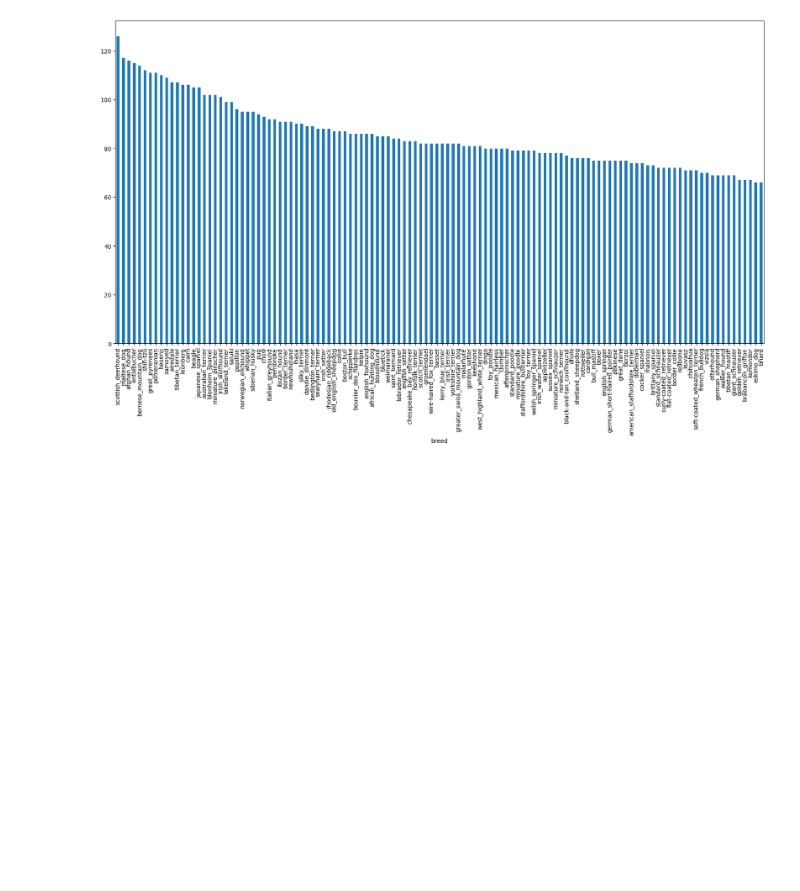
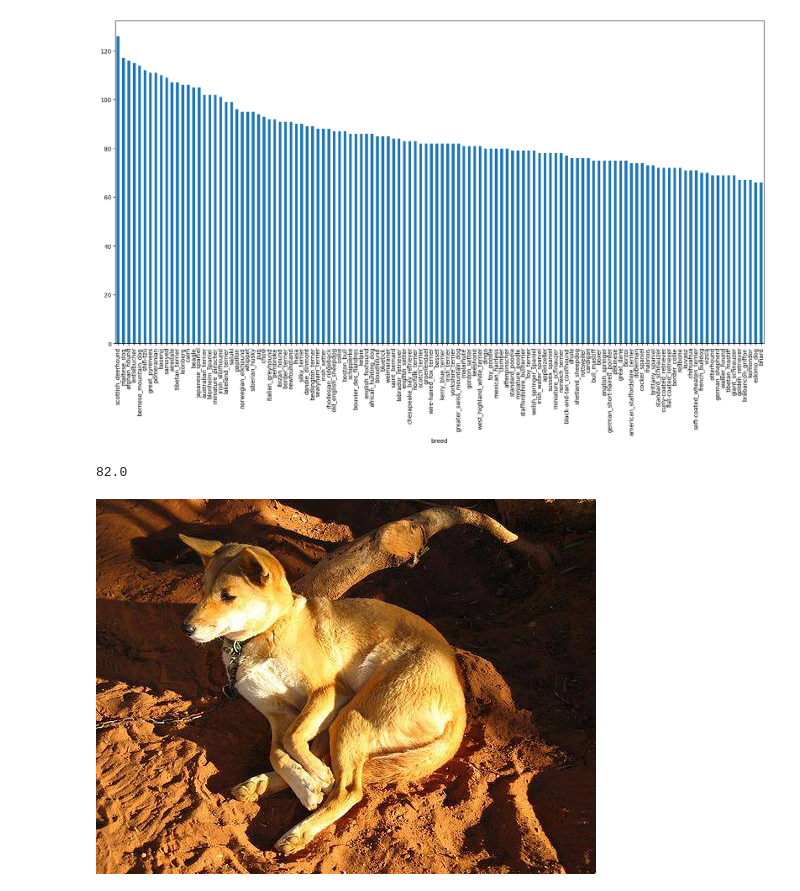
Before and after one commit to baafbass/dog-vision-deeplearning, a Jupyter notebook: dog_vision.ipynb, the cells around one changed output. Drawn from its saved outputs; the diff is of its cells as text; code cells hidden in the pictures; blank space fills up the shorter version.

Commit message:
Preparing images

```diff
--- a/dog_vision.ipynb
+++ b/dog_vision.ipynb
@@ -66,3 +68,14 @@ freq                                   1                 126
 labels_csv["breed"].value_counts().plot.bar(figsize=(20,10));
 # %% [output]
 [figure]
+# %%
+# what is the median number of images per class
+labels_csv["breed"].value_counts().median()
+# %% [output]
+82.0
+# %%
+# let's view an image
+from IPython.display import Image
+Image("drive/MyDrive/Dog Vision/train/001513dfcb2ffafc82cccf4d8bbaba97.jpg")
+# %% [output]
+[figure, added]
```
Also changed, not shown: parts of 7 cells of this notebook.
